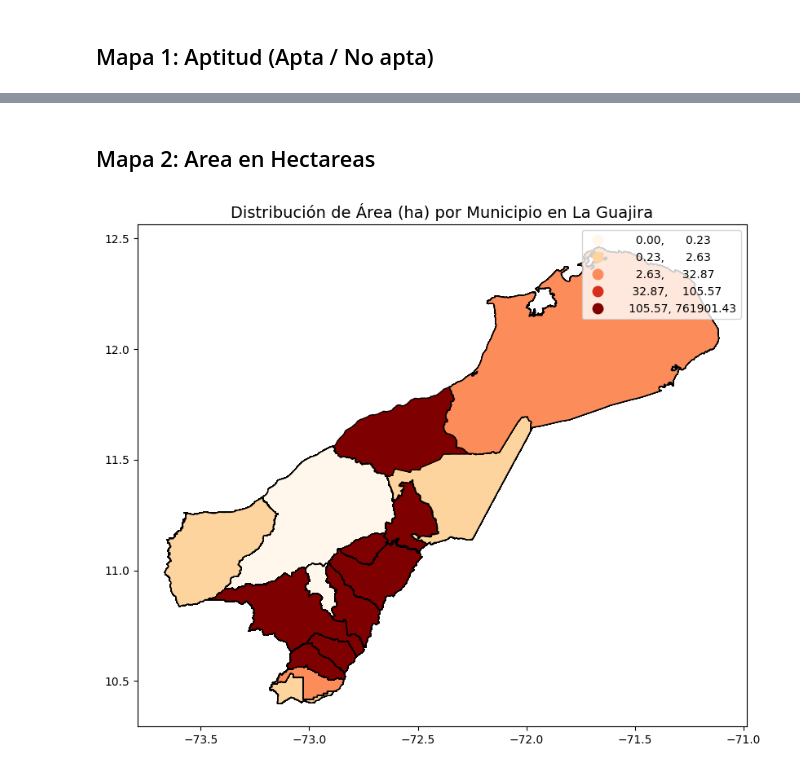
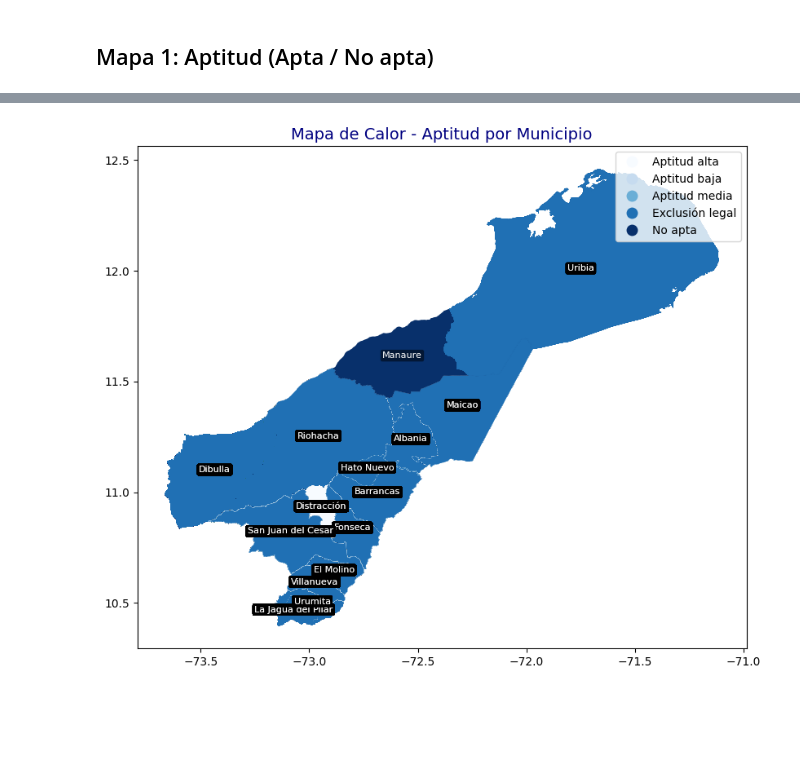
Before and after one commit to MatthewSSGSS/Georeferenciacion, a Jupyter notebook: _sources/Tarea_GeoAnalisis.ipynb, the cells around one changed output, grey strips where cells are left out. Saved outputs shown, nothing was run; the diff lists cells and outputs as text; code cells hidden in the pictures; blank space fills up the shorter version.

```diff
--- a/_sources/Tarea_GeoAnalisis.ipynb
+++ b/_sources/Tarea_GeoAnalisis.ipynb
@@ -109,13 +94,21 @@ plt.show()
-# %% [markdown]
-## Mapa 2: Area en Hectareas
-# %%
-# Convertir área a numérico
-gdf["Área (ha)"] = gdf["Área (ha)"].astype(str).str.replace(",", "").astype(float)
-
-fig, ax = plt.subplots(1, 1, figsize=(10, 8))
-gdf.plot(column="Área (ha)", scheme="Quantiles", k=5,
-         cmap="OrRd", legend=True, ax=ax, edgecolor="black")
-ax.set_title("Distribución de Área (ha) por Municipio en La Guajira", fontsize=14)
-plt.show()
-# %% [output]
-[figure, removed]
+# %%
+fig, ax = plt.subplots(figsize=(12,8))
+
+# Mapa con paleta azul
+gdf.plot(column="Aptitud", cmap="Blues", legend=True, ax=ax)
+
+# Etiquetas más visibles
+for idx, row in gdf.iterrows():
+    plt.annotate(
+        text=row["Municipio"],
+        xy=(row.geometry.centroid.x, row.geometry.centroid.y),
+        fontsize=8,  # más grande
+        color="white",  # letras blancas
+        ha="center",
+        bbox=dict(facecolor="black", alpha=0.5, edgecolor="none", boxstyle="round,pad=0.2")  # fondo negro semitransparente
+    )
+
+plt.title("Mapa de Calor - Aptitud por Municipio", fontsize=14, color="navy")
+plt.show()
+# %% [output]
+[figure, added]
```
Also changed, not shown: parts of 5 cells of this notebook, 9 other files.
